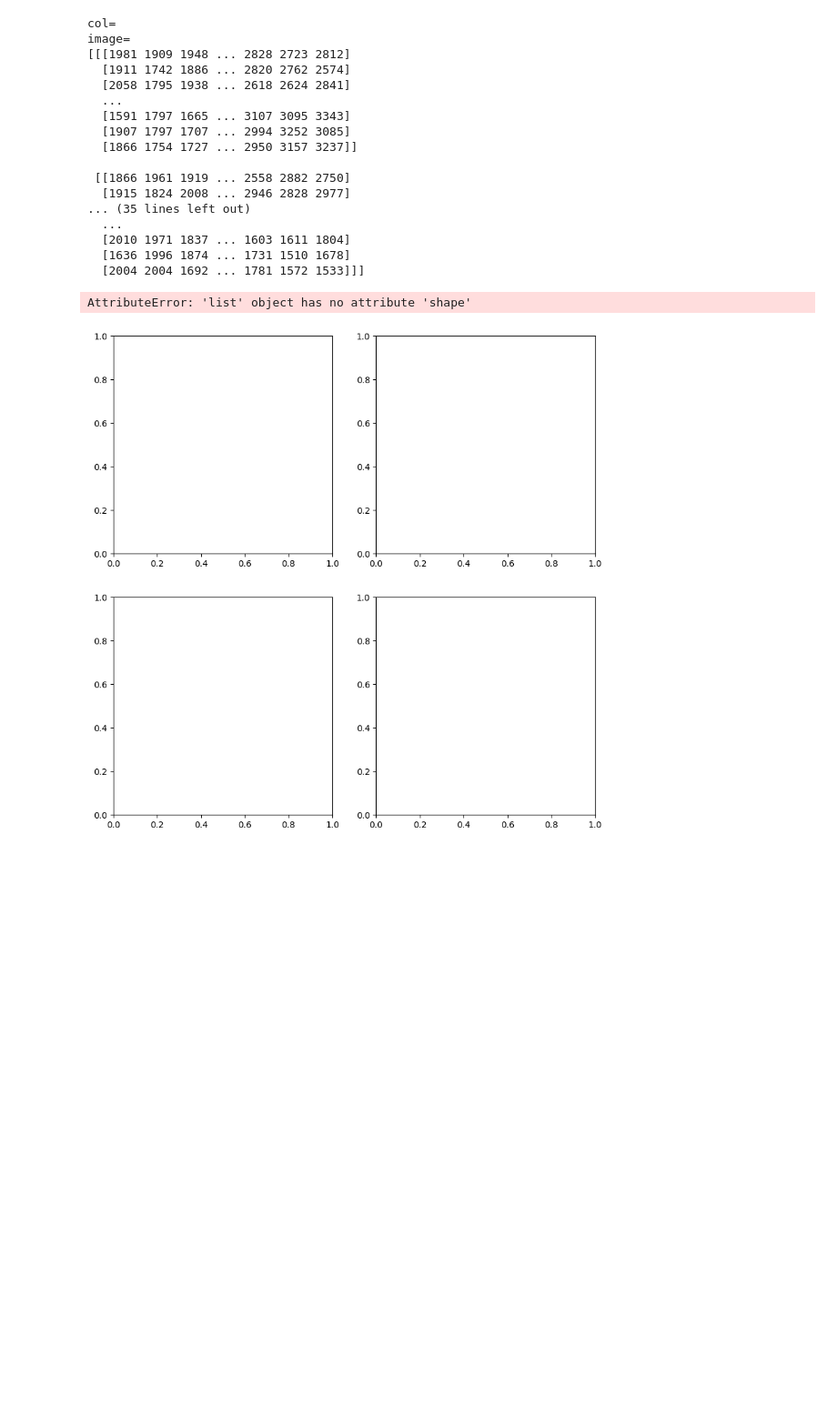
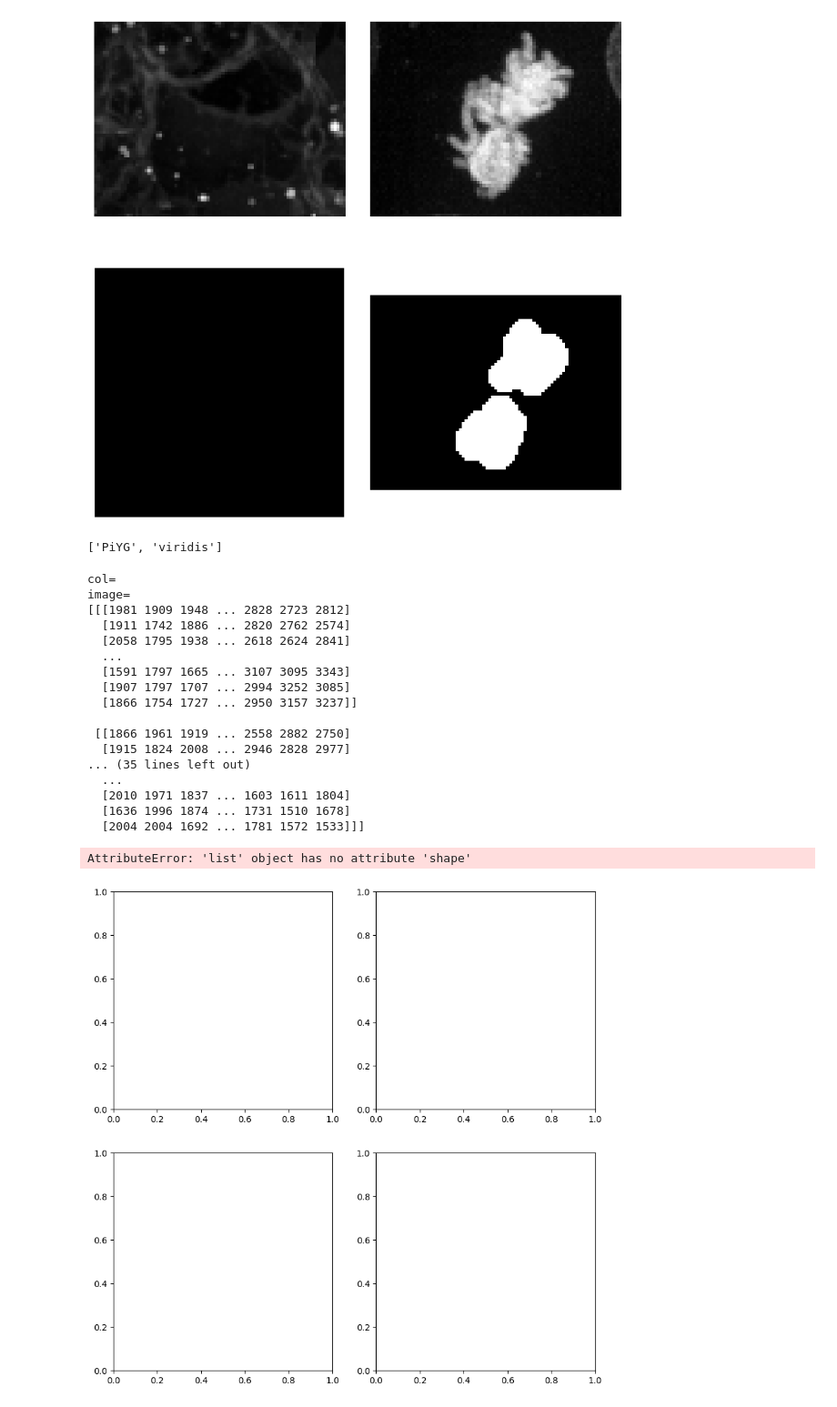
Before and after one commit to TimMonko/napari-ndev, a Jupyter notebook: src/napari_ndev/image_overview_testing.ipynb, the cells around one changed output. Shown at 91% size. Saved outputs shown, nothing was run; the diff lists cells and outputs as text; code cells hidden in the pictures; blank space fills up the shorter version.

Commit message:
image overview class ready to go

```diff
--- a/src/napari_ndev/image_overview_testing.ipynb
+++ b/src/napari_ndev/image_overview_testing.ipynb
@@ -34,54 +34,91 @@ class ImageOverview:
         self.fig, self.axs = self._construct_overview()
 
     def _construct_overview(self):
+        import stackview
+        import matplotlib.pyplot as plt
+
+        # create the subplot grid
         num_rows = len(self.image_sets)
         num_columns = max(
             [len(image_set['image']) for image_set in self.image_sets]
         )
 
         fig, axs = plt.subplots(
             num_rows,
             num_columns,
             figsize=(num_columns * 5, num_rows * 5)
         )
 
         if num_rows == 1:
             axs = [axs]
         if num_columns == 1:
             axs = [[ax] for ax in axs]
 
         # iterate through the image sets
         for row, image_set in enumerate(self.image_sets):
-            images = image_set['image']
-            colormap = image_set.get('colormaps', ['gray'] * len(images)) # default to gray for each image if no colormap
-            title = image_set.get('titles', [''] * len(images))
+            # print(image_set)
+            # for col, image in enumerate(image_set):
+            for col in range(len(image_set['image'])):
+                # create a dictionary from the col-th values of each key in the image set
+                image_dict = {key: value[col] for key, value in image_set.items()}
 
-            for col, image in enumerate(images):
-                print(f'col=')
-                print(f'image=')
-                print(image)
-                # colormap = colormaps[col] # if colormaps[col] is not None else 'gray'
-                # image = np.zeros((1,1)) if image is None else image
+                if image_dict['image'] is None:
+                    image_dict['image'] = np.zeros((1,1))
 
-                # stackview.imshow(
-                #     image,
-                #     title=titles[col],
-                #     labels = (colormap == 'Labels' or colormap == 'labels'),
-                #     colormap=colormap,
-                #     plot=axs[row][col],
-                # )
-                stackview.imshow(**image_set, plot=axs[row][col])
+                # create a labels key if it doesn't exist, but does in colormap
+                cmap = image_dict.get('colormap')
+                if cmap is not None and cmap.lower() == 'labels':
+                    image_dict['labels'] = True
+
+                stackview.imshow(**image_dict, plot=axs[row][col])
 
         plt.subplots_adjust(wspace=0.1, hspace=0.1)
         return fig, axs
 
     def show(self):
         self.fig.show()
 
     def save(self, directory: str = None, filename: str = None, ):
+        import pathlib
         dir = pathlib.Path(directory).mkdir(parents=True, exist_ok=True)
         filepath = dir / filename
         self.fig.savefig(filepath)
+
+
+
+# Example usage
+img = BioImage(
+    # r'C:\Users\timmo\Documents\Github\napari-ndev\src\napari_ndev\_tests\resources\Apoc\Images\SPF-4MM-22 slide 9-S6_Top Slide_TR2_p00_0_A01f00d0.tiff'
+    r'.\_tests\resources\Workflow\Images\cells3d2ch.tiff'
+)
+# stackview.imshow(np.squeeze(img.data))
+image_data = np.squeeze(img.data)
+# reversed_data = np.flip(image_data, axis=0)
+
+image_set1 = {
+    'image': [image_data[0], image_data[1]],
+    # 'colormap': ['PiYG', 'viridis'],
+    # 'title': ['Image 1', 'Image 2'],
+}
+
+lbl = BioImage(
+    r'.\_tests\resources\Workflow\Labels\cells3d2ch.tiff'
+)
+
+label_set = {
+    'image': [None, np.squeeze(lbl.data)],
+    # 'colormap': [None,'Labels'],
+    # 'title': [None,'Labels']
+}
+
+overview = ImageOverview([image_set1, label_set])
+# ImageOverview([image_set1]).show()
+# %% [output]
+[figure, added]
+# %%
+image_set1.get('colormap')
+# %% [output]
+['PiYG', 'viridis']
 # %%
 # create a class that can be used to view a set of images
 # this is given a list of dictionaries, each of which contains a set of images
```
Also changed, not shown: 1 other file.
